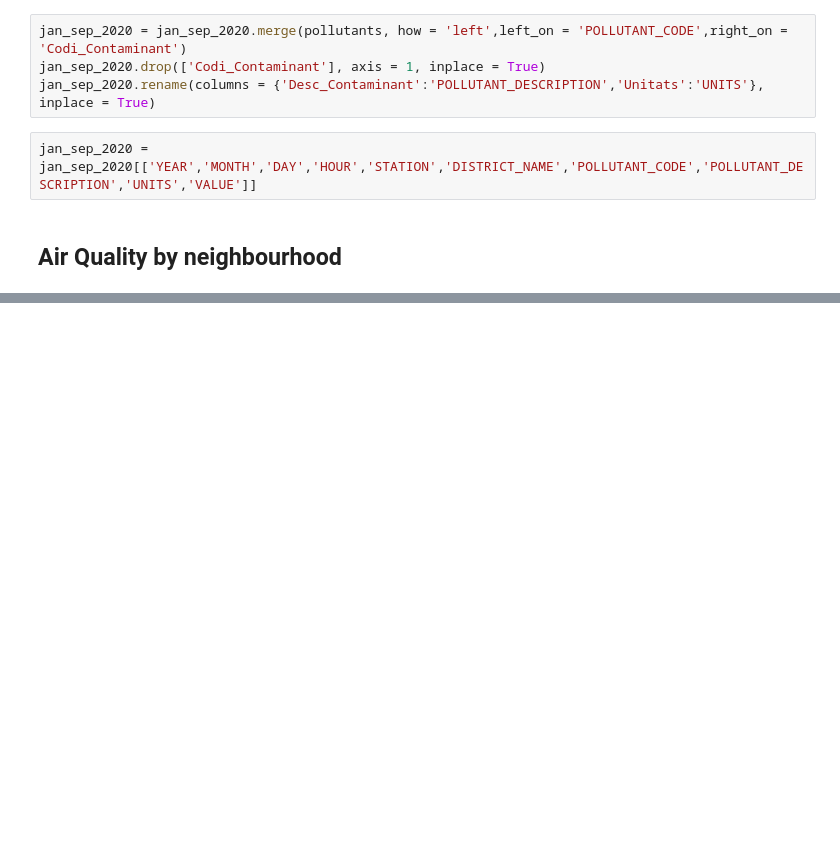
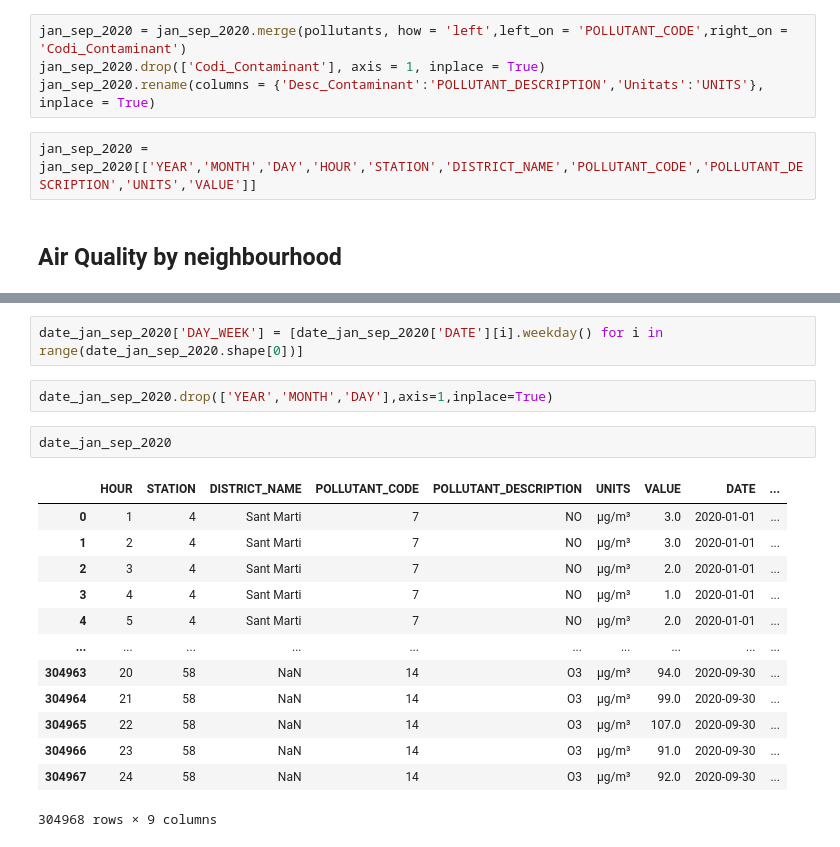
Before and after one commit to agomezsegura/Project-Week-2-Barcelona, a Jupyter notebook: your-project/air_quality.ipynb, the cells around one changed output, grey strips where cells are left out. Drawn from its saved outputs; the diff is of its cells as text; blank space fills up the shorter version.

```diff
--- a/your-project/air_quality.ipynb
+++ b/your-project/air_quality.ipynb
@@ -71,0 +95,20 @@ jan_sep_2020.groupby(['DISTRICT_NAME','POLLUTANT_DESCRIPTION']).mean()
+# %%
+date_jan_sep_2020['DAY_WEEK'] = [date_jan_sep_2020['DATE'][i].weekday() for i in range(date_jan_sep_2020.shape[0])]
+# %%
+date_jan_sep_2020.drop(['YEAR','MONTH','DAY'],axis=1,inplace=True)
+# %%
+date_jan_sep_2020
+# %% [output]
+|  | HOUR | STATION | DISTRICT_NAME | POLLUTANT_CODE | POLLUTANT_DESCRIPTION | UNITS | VALUE | DATE | ... |
+| 0 | 1 | 4 | Sant Marti | 7 | NO | µg/m³ | 3.0 | 2020-01-01 | ... |
+| 1 | 2 | 4 | Sant Marti | 7 | NO | µg/m³ | 3.0 | 2020-01-01 | ... |
+| 2 | 3 | 4 | Sant Marti | 7 | NO | µg/m³ | 2.0 | 2020-01-01 | ... |
+| 3 | 4 | 4 | Sant Marti | 7 | NO | µg/m³ | 1.0 | 2020-01-01 | ... |
+| 4 | 5 | 4 | Sant Marti | 7 | NO | µg/m³ | 2.0 | 2020-01-01 | ... |
+| ... | ... | ... | ... | ... | ... | ... | ... | ... | ... |
+| 304963 | 20 | 58 | NaN | 14 | O3 | µg/m³ | 94.0 | 2020-09-30 | ... |
+| 304964 | 21 | 58 | NaN | 14 | O3 | µg/m³ | 99.0 | 2020-09-30 | ... |
+| 304965 | 22 | 58 | NaN | 14 | O3 | µg/m³ | 107.0 | 2020-09-30 | ... |
+| 304966 | 23 | 58 | NaN | 14 | O3 | µg/m³ | 91.0 | 2020-09-30 | ... |
+| 304967 | 24 | 58 | NaN | 14 | O3 | µg/m³ | 92.0 | 2020-09-30 | ... |
+304968 rows × 9 columns
```
Also changed, not shown: parts of 7 cells of this notebook.
